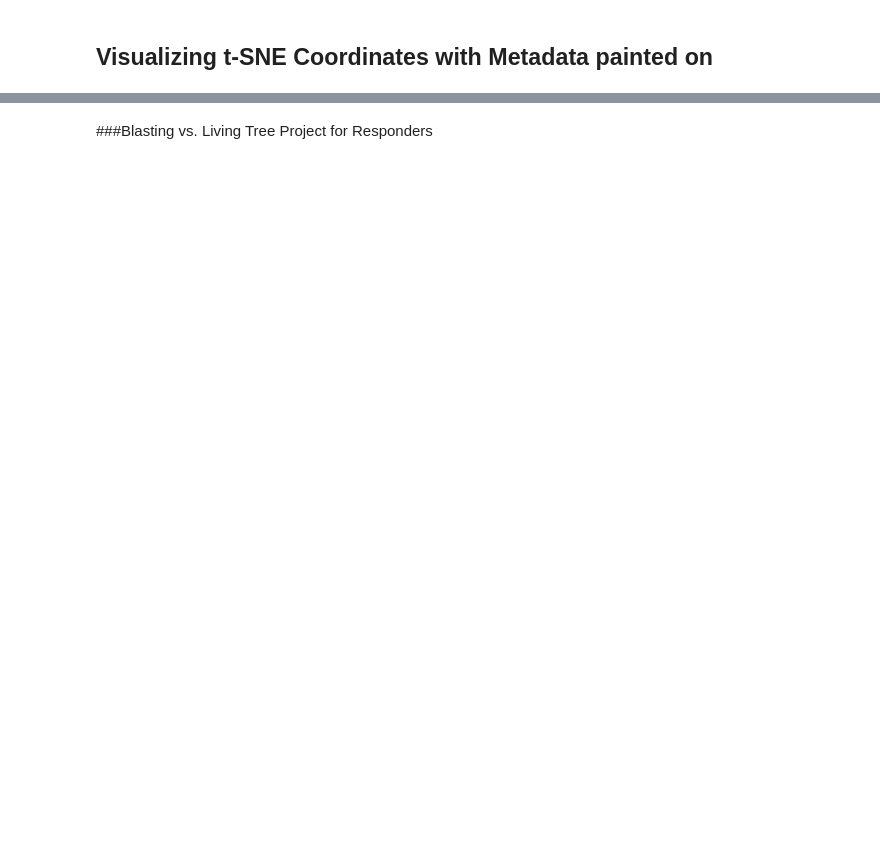
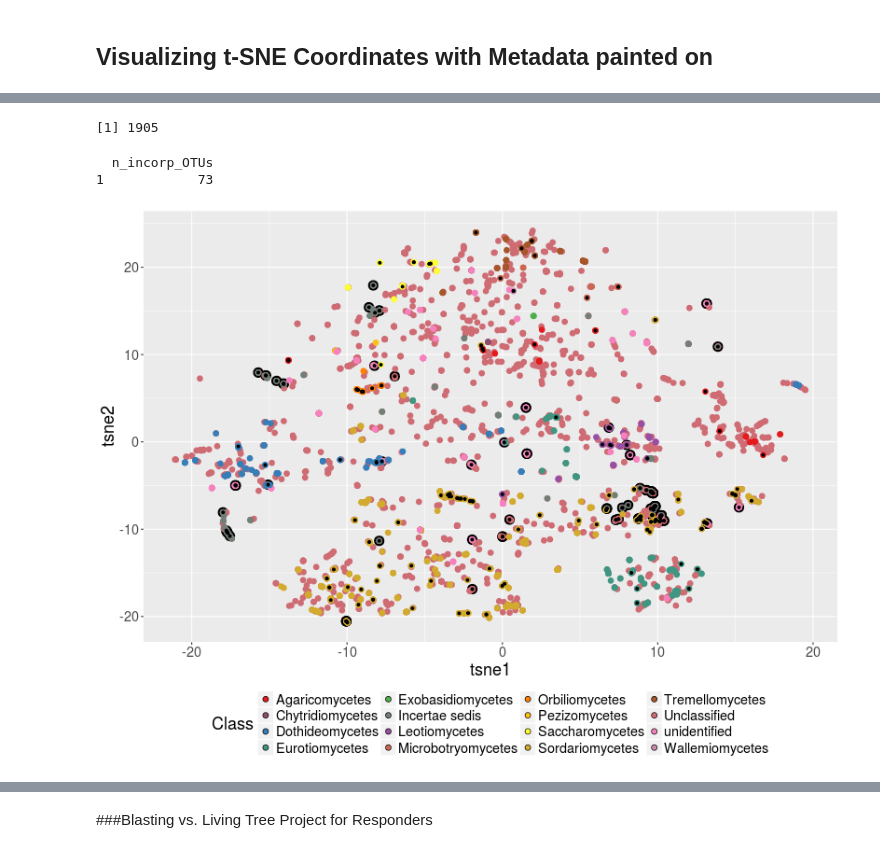
Before and after one commit to chvtk/Fungal_SIP, a Jupyter notebook: Computing_pairwise_distances.ipynb, the cells around one changed output, grey strips where cells are left out. Drawn from its saved outputs; the diff is of its cells as text; code cells hidden in the pictures; blank space fills up the shorter version.

```diff
--- a/Computing_pairwise_distances.ipynb
+++ b/Computing_pairwise_distances.ipynb
@@ -378,0 +587,59 @@ dev.off()
+# %%
+%%R
+g2 = g %>%
+       mutate(status = ifelse(group == "Unclassified" | group == "unidentified" | group == "Incertae sedis", 'unk',
+                              'known'))
+# %%
+%%R
+length(unique(g$OTU))
+# %% [output]
+[1] 1905
+# %%
+%%R
+filter(g2, status == 'unk' & padj <=0.10) %>% select(OTU, Rank3, status) %>% summarize(n_incorp_OTUs = OTU %>% unique %>% length)
+# %% [output]
+  n_incorp_OTUs
+1            73
+# %%
+%%R -w 800 -h 600
+
+#my_palette <- colorRampPalette(c("red", "yellow", "green"))(n = 299)
+
+g$Rank2 = gsub("p__", "", g$Rank2)
+g$Rank3 = gsub("c__", "", g$Rank3)
+g$Rank4 = gsub("o__", "", g$Rank4)
+g$group = gsub("c__", "", g$group)
+
+asNumeric = function(x) { as.numeric(as.character(x)) }
+p = ggplot(g2, aes(x = asNumeric(tsne_1), y = asNumeric(tsne_2)))
+
+
+p = p + geom_point(data = filter(g2, status == 'unk' & padj <=0.10), shape = 20, size = 7, color = "black")
+
+
+p = p + geom_point(aes(fill = group, color = group), pch = 21, size = 2.5) +
+    guides(alpha = FALSE, fill=guide_legend(override.aes=list(size=6))) +
+    #scale_fill_gradient(limits = c(0, 1), low="blue",high="green") +
+    #scale_colour_gradient(limits = c(0, 1), low="blue", high="green", name = "adjusted p-value") +
+    guides(colour=FALSE)
+
+p = p + geom_point(data = subset(g, padj <= 0.10), shape = 20, size = 2)
+
+
+colourCount = length(unique(d2$Rank3)) + 1
+getPalette = colorRampPalette(brewer.pal(10, "Set1"))
+p = p + scale_color_manual(values = getPalette(colourCount))
+p = p + scale_fill_manual(values = getPalette(colourCount), name = "Class")+ theme(text = element_text(size=18))
+
+#p = p  + geom_point(data = subset(d2, Rank3 %in% c('unclassified', 'unidentified')), color = "black", size = 2)
+
+
+p = p + xlab("tsne1") + ylab("tsne2") +  guides(color=FALSE)
+p = p + theme(legend.position= "bottom") + guides(fill=guide_legend(ncol=4))# + stat_ellipse(data = poss_Sords)
+
+
+
+
+p
+# %% [output]
+[figure, added]
```
Also changed, not shown: parts of 77 cells of this notebook.
